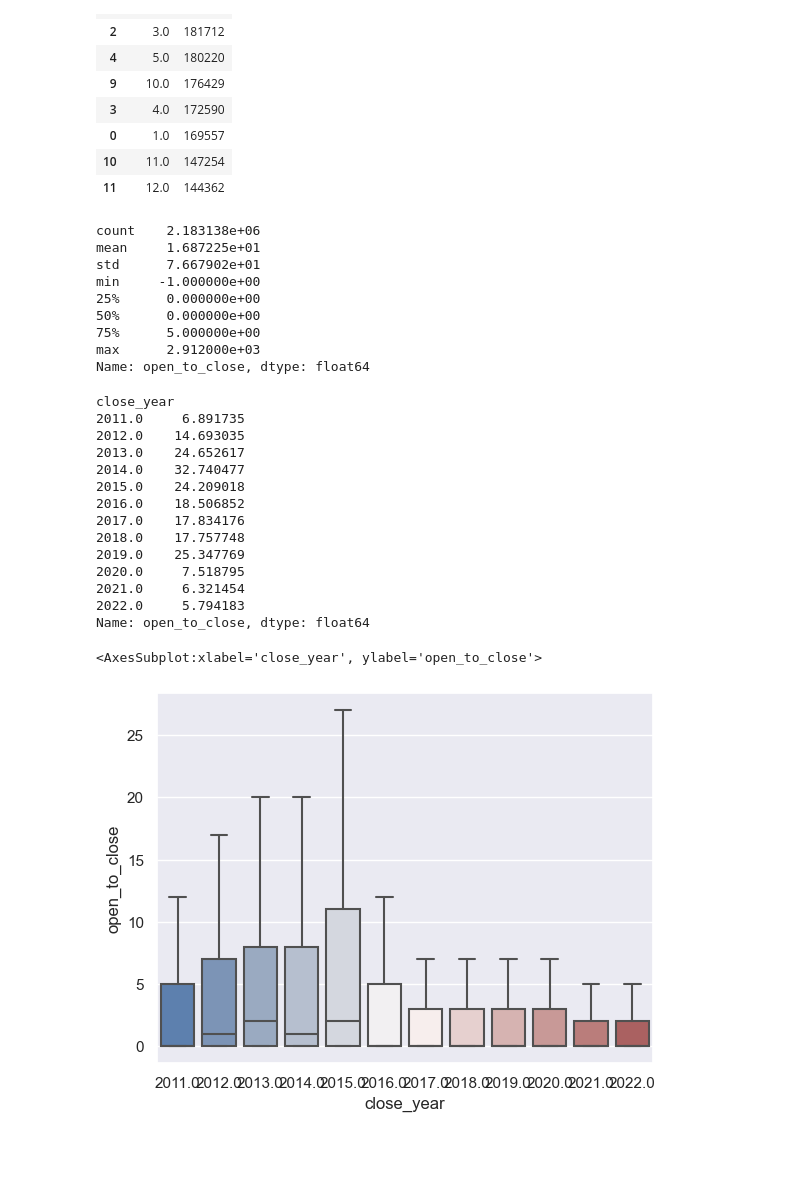
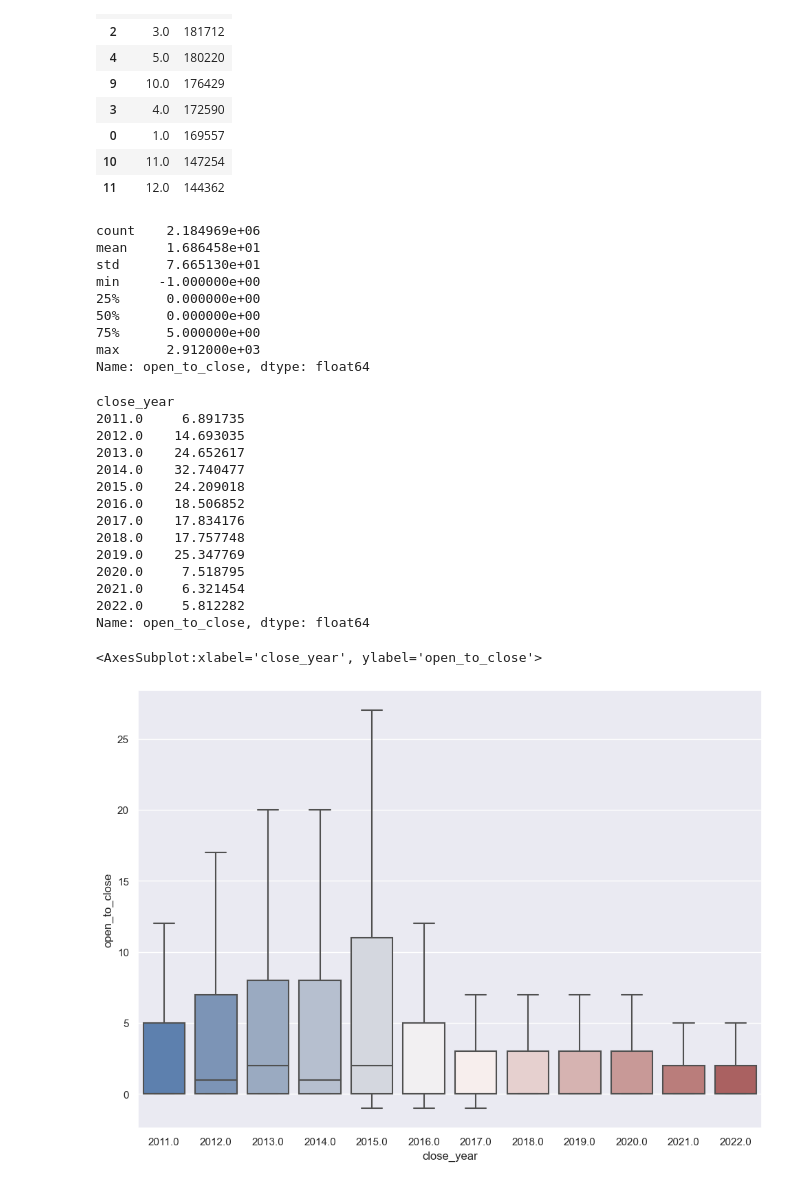
Before and after one commit to georgetown-analytics/boston-311, a Jupyter notebook: 02 code/EDA for 311 data.ipynb, the cells around one changed output. Drawn from its saved outputs; the diff is of its cells as text; code cells hidden in the pictures; blank space fills up the shorter version.

Commit message:
moved cleaning steps out of ingestion code

```diff
--- a/02 code/EDA for 311 data.ipynb
+++ b/02 code/EDA for 311 data.ipynb
@@ -13,4 +13,26 @@ import numpy as np
 
 
 %run -t import-311-data.py
+
+# clean up some columns
+
+# convert the closed date to a date time format
+df_311['closed_dt'] = pd.to_datetime(df_311['closed_dt'])
+
+df_311['open_dt'] = pd.to_datetime(df_311['open_dt'])
+
+# collapse dates down to month-year
+df_311['close_date'] = df_311['closed_dt'].dt.to_period('M')
+
+df_311['open_date'] = df_311['open_dt'].dt.to_period('M')
+
+# create year columns
+df_311['close_year'] = df_311['closed_dt'].dt.year
+
+df_311['open_year'] = df_311['open_dt'].dt.year
+
+# convert our closed variable to binary, 1/0
+df_311['closed'] = df_311['case_status'].apply(lambda x: 1 if x=='Closed' else 0)
+
+df_311['opened'] = df_311['case_status'].apply(lambda x: 1 if x=='Open' else 0)
 # %% [output]
@@ -94,9 +115,9 @@ df_311['open_to_close'] = df_311['open_to_close'].apply(lambda x: x.days)
 # average number of days overall
 df_311['open_to_close'].describe()
 # %% [output]
-count    2.183138e+06
-mean     1.687225e+01
-std      7.667902e+01
+count    2.184969e+06
+mean     1.686458e+01
+std      7.665130e+01
 min     -1.000000e+00
 25%      0.000000e+00
 50%      0.000000e+00
@@ -119,14 +140,15 @@ close_year
 2019.0    25.347769
 2020.0     7.518795
 2021.0     6.321454
-2022.0     5.794183
+2022.0     5.812282
 Name: open_to_close, dtype: float64
 # %%
 sns.set_theme(style="darkgrid")
+sns.set(rc={'figure.figsize':(11.7,8.27)})
 
 # let's take a look at the time between open and close without outliers
 
 sns.boxplot(data = df_311, y='open_to_close', x='close_year', showfliers = False, palette="vlag")
 # %% [output]
 <AxesSubplot:xlabel='close_year', ylabel='open_to_close'>
-[figure, old version]
+[figure, new version]
```
Also changed, not shown: parts of 2 cells of this notebook, 1 other file.
